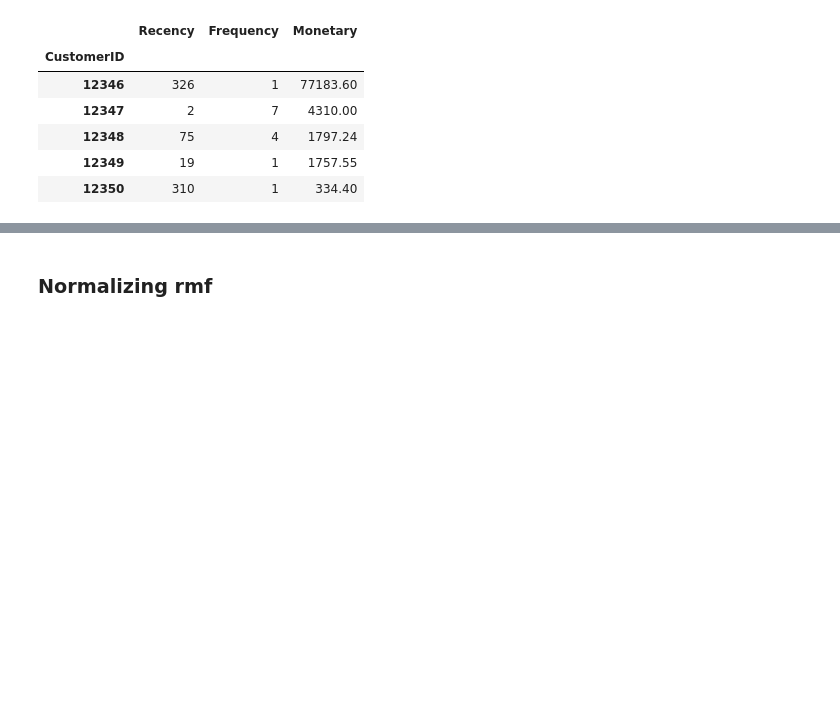
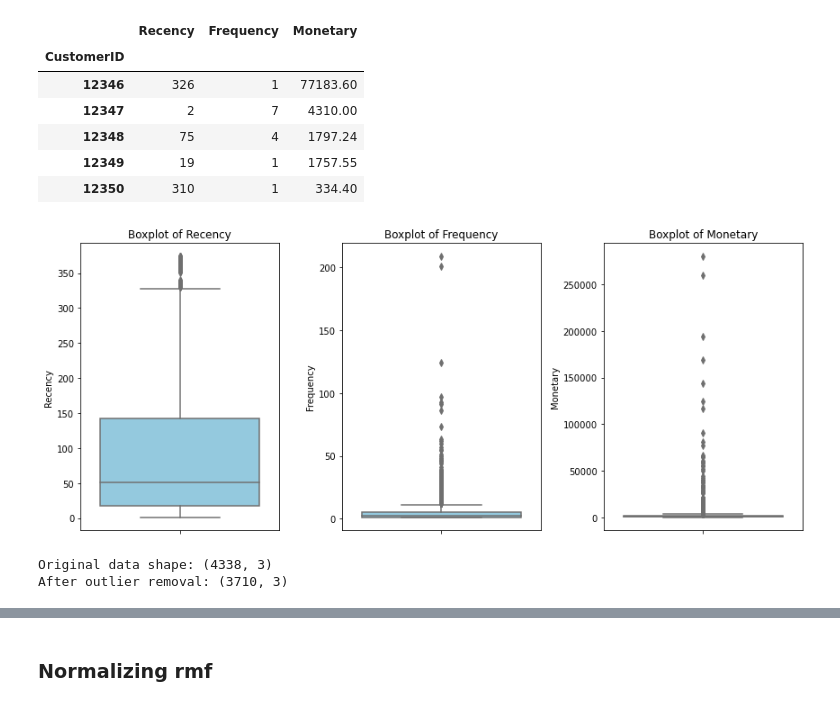
Before and after one commit to ishaant97/MentorMind-Customer-Segmentation, a Jupyter notebook: Complete Code(ipynb file)/MentorMind Mentorship Customer Segmentation.ipynb, the cells around one changed output, grey strips where cells are left out. Cells and saved outputs as stored; diff of their text form; code cells hidden in the pictures; blank space fills up the shorter version.

```diff
--- a/Complete Code(ipynb file)/MentorMind Mentorship Customer Segmentation.ipynb
+++ b/Complete Code(ipynb file)/MentorMind Mentorship Customer Segmentation.ipynb
@@ -138,3 +158,29 @@ rfm.head()
 | 12348 | 75 | 4 | 1797.24 |
 | 12349 | 19 | 1 | 1757.55 |
 | 12350 | 310 | 1 | 334.40 |
+# %%
+import seaborn as sns
+import matplotlib.pyplot as plt
+
+plt.figure(figsize=(12, 5))
+rfm_features = ['Recency', 'Frequency', 'Monetary']  # Only these 3 columns
+
+for i, col in enumerate(rfm_features):
+    plt.subplot(1, 3, i + 1)
+    sns.boxplot(y=rfm[col], color="skyblue")
+    plt.title(f"Boxplot of {col}")
+
+plt.tight_layout()
+plt.show()
+
+Q1 = rfm.quantile(0.25)
+Q3 = rfm.quantile(0.75)
+IQR = Q3 - Q1
+
+rfm_no_outliers = rfm[~((rfm < (Q1 - 1.5 * IQR)) | (rfm > (Q3 + 1.5 * IQR))).any(axis=1)]
+print(f"Original data shape: {rfm.shape}")
+print(f"After outlier removal: {rfm_no_outliers.shape}")
+# %% [output]
+[figure, added]
+Original data shape: (4338, 3)
+After outlier removal: (3710, 3)
```
Also changed, not shown: parts of 15 cells of this notebook.
